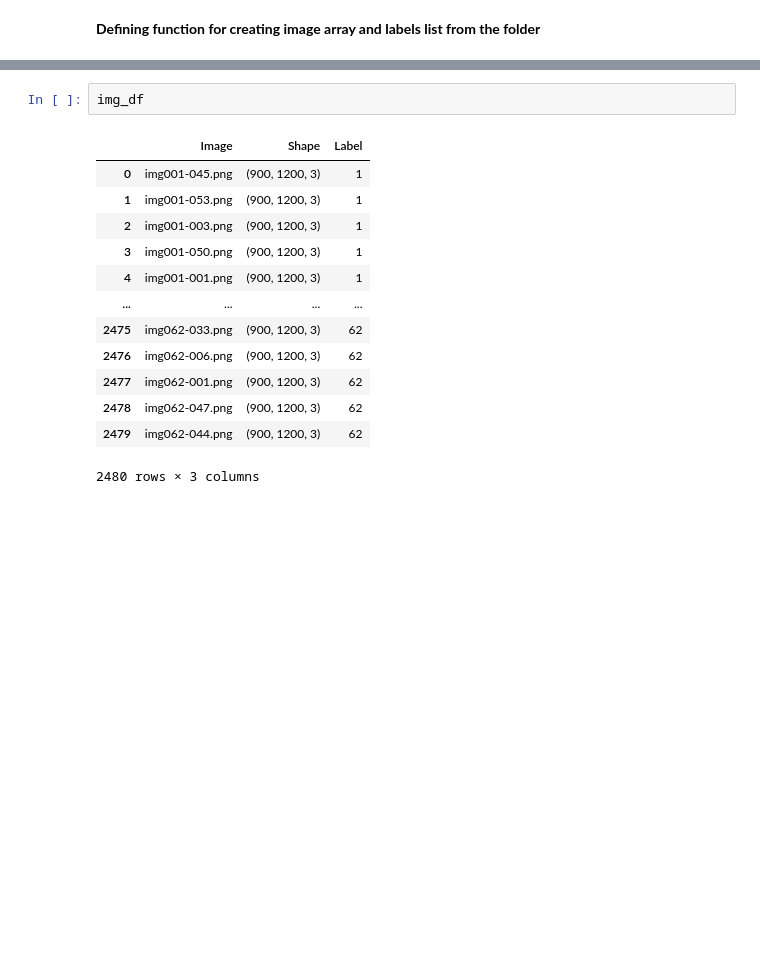
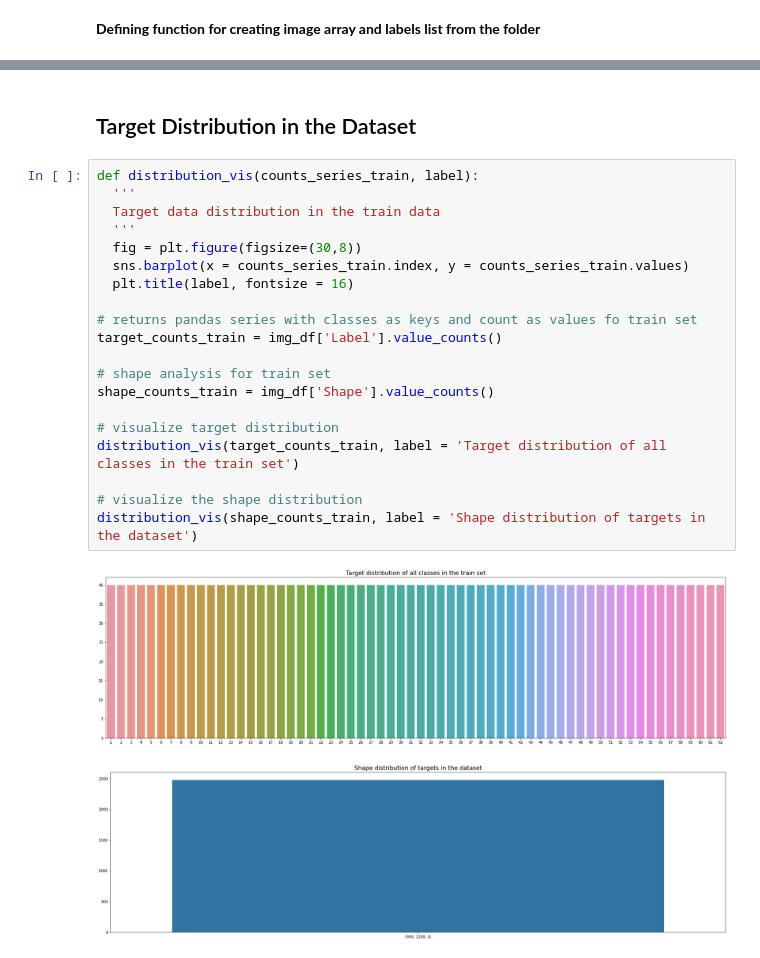
Before and after one commit to sayan0506/Comparative-STudy-of-Effect-of-Transfer-Learning-om-Different-Handwritten-Digit-Datasets-using-WandB, a Jupyter notebook: IIITD_assignment_task_2_test_script.ipynb, the cells around one changed output, grey strips where cells are left out. Drawn from its saved outputs; the diff is of its cells as text; blank space fills up the shorter version.

```diff
--- a/IIITD_assignment_task_2_test_script.ipynb
+++ b/IIITD_assignment_task_2_test_script.ipynb
@@ -244,16 +243,25 @@ ldf
-# %%
-img_df
-# %% [output]
-|  | Image | Shape | Label |
-| 0 | img001-045.png | (900, 1200, 3) | 1 |
-| 1 | img001-053.png | (900, 1200, 3) | 1 |
-| 2 | img001-003.png | (900, 1200, 3) | 1 |
-| 3 | img001-050.png | (900, 1200, 3) | 1 |
-| 4 | img001-001.png | (900, 1200, 3) | 1 |
-| ... | ... | ... | ... |
-| 2475 | img062-033.png | (900, 1200, 3) | 62 |
-| 2476 | img062-006.png | (900, 1200, 3) | 62 |
-| 2477 | img062-001.png | (900, 1200, 3) | 62 |
-| 2478 | img062-047.png | (900, 1200, 3) | 62 |
-| 2479 | img062-044.png | (900, 1200, 3) | 62 |
-2480 rows × 3 columns
+# %% [markdown]
+## Target Distribution in the Dataset
+# %%
+def distribution_vis(counts_series_train, label):
+  '''
+  Target data distribution in the train data
+  '''
+  fig = plt.figure(figsize=(30,8))
+  sns.barplot(x = counts_series_train.index, y = counts_series_train.values)
+  plt.title(label, fontsize = 16)
+
+# returns pandas series with classes as keys and count as values fo train set
+target_counts_train = img_df['Label'].value_counts()
+
+# shape analysis for train set
+shape_counts_train = img_df['Shape'].value_counts()
+
+# visualize target distribution
+distribution_vis(target_counts_train, label = 'Target distribution of all classes in the train set')
+
+# visualize the shape distribution
+distribution_vis(shape_counts_train, label = 'Shape distribution of targets in the dataset')
+# %% [output]
+[figure, added]
+[figure, added]
```
Also changed, not shown: parts of 22 cells of this notebook.
